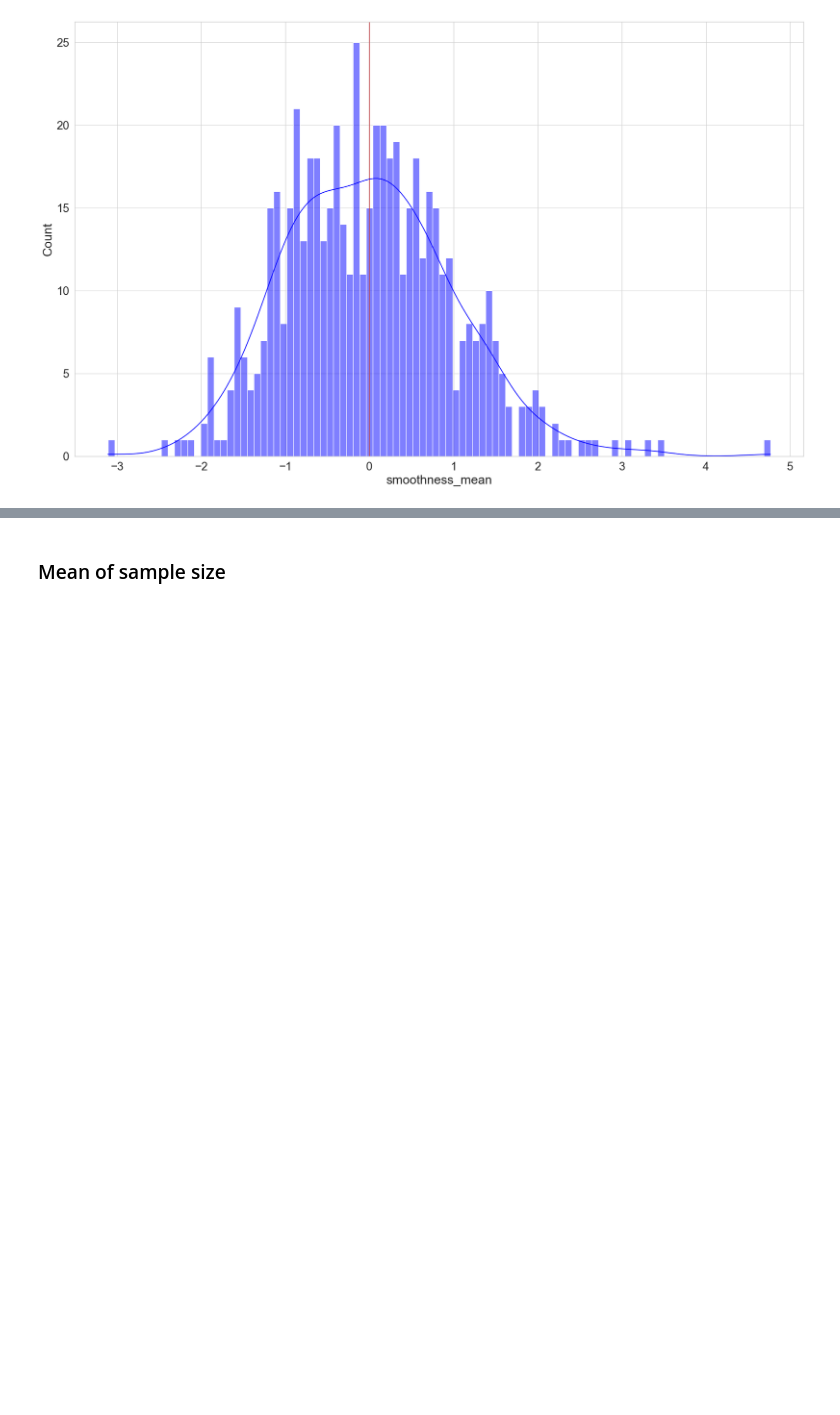
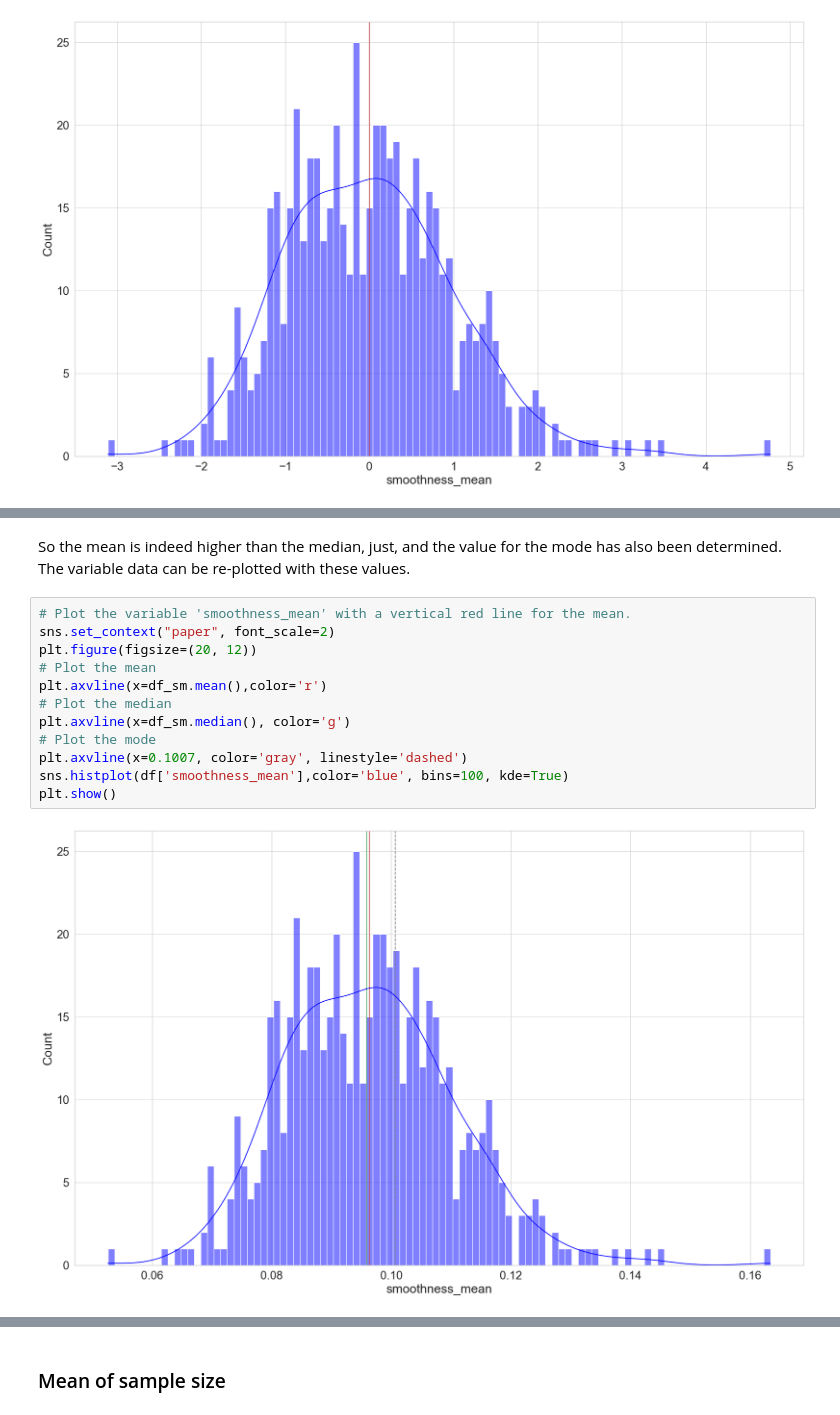
Before and after one commit to fabiofabrizi/fun-data-analysis, a Jupyter notebook: project/Normal-Distribution-Project.ipynb, the cells around one changed output, grey strips where cells are left out. Saved outputs shown, nothing was run; the diff lists cells and outputs as text; blank space fills up the shorter version.

```diff
--- a/project/Normal-Distribution-Project.ipynb
+++ b/project/Normal-Distribution-Project.ipynb
@@ -557,0 +615,17 @@ kurtosis(x)
+# %% [markdown]
+So the mean is indeed higher than the median, just, and the value for the mode has also been determined.<br>
+The variable data can be re-plotted with these values.
+# %%
+# Plot the variable 'smoothness_mean' with a vertical red line for the mean.
+sns.set_context("paper", font_scale=2)
+plt.figure(figsize=(20, 12))
+# Plot the mean
+plt.axvline(x=df_sm.mean(),color='r')
+# Plot the median
+plt.axvline(x=df_sm.median(), color='g')
+# Plot the mode
+plt.axvline(x=0.1007, color='gray', linestyle='dashed')
+sns.histplot(df['smoothness_mean'],color='blue', bins=100, kde=True)
+plt.show()
+# %% [output]
+[figure, added]
```
Also changed, not shown: parts of 27 cells of this notebook.
